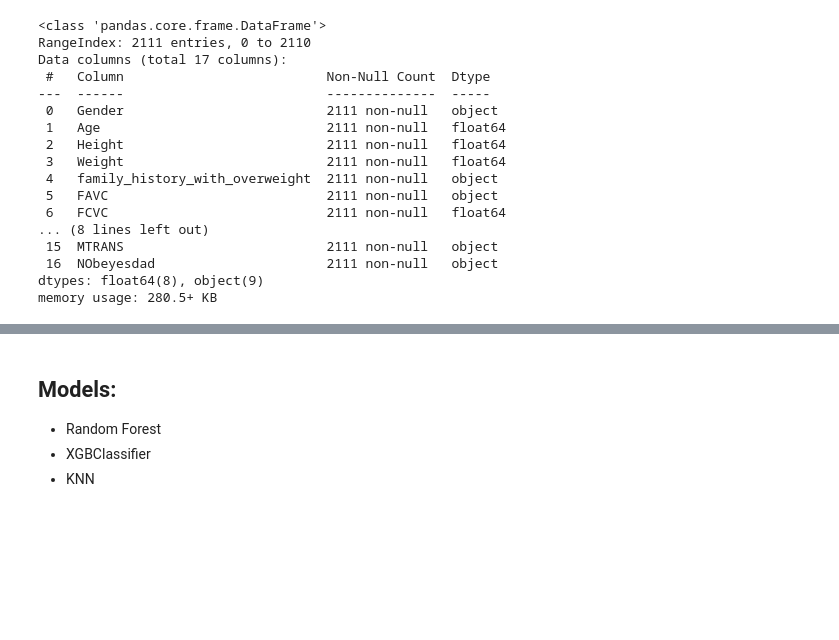
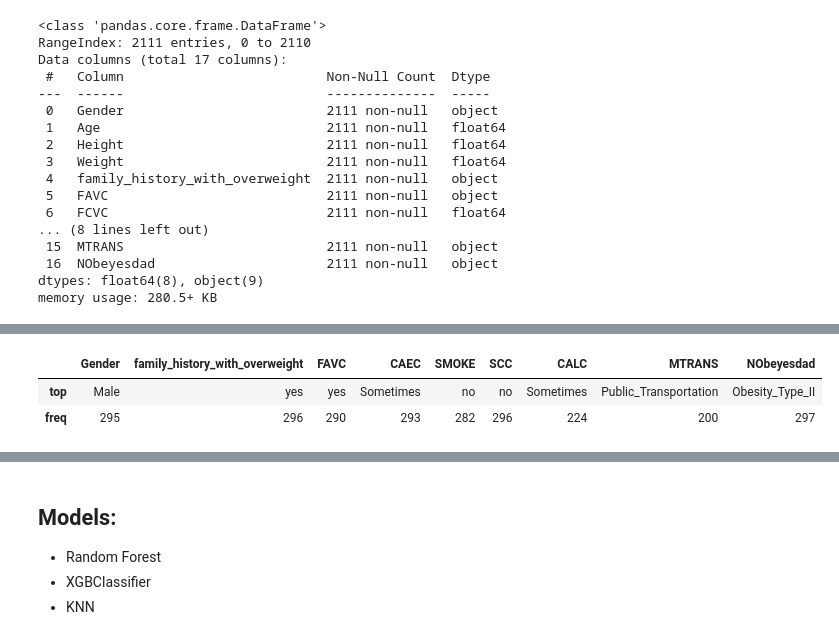
Before and after one commit to NoaAmichai/Obesity-Data-Science-Project, a Jupyter notebook: Obesity_Semester_B.ipynb, the cells around one changed output, grey strips where cells are left out. Saved outputs shown, nothing was run; the diff lists cells and outputs as text; code cells hidden in the pictures; blank space fills up the shorter version.

```diff
--- a/Obesity_Semester_B.ipynb
+++ b/Obesity_Semester_B.ipynb
@@ -114,0 +117,6 @@ new_data
+# %%
+Type_II
+# %% [output]
+|  | Gender | family_history_with_overweight | FAVC | CAEC | SMOKE | SCC | CALC | MTRANS | NObeyesdad |
+| top | Male | yes | yes | Sometimes | no | no | Sometimes | Public_Transportation | Obesity_Type_II |
+| freq | 295 | 296 | 290 | 293 | 282 | 296 | 224 | 200 | 297 |
```
Also changed, not shown: parts of 34 cells of this notebook.
